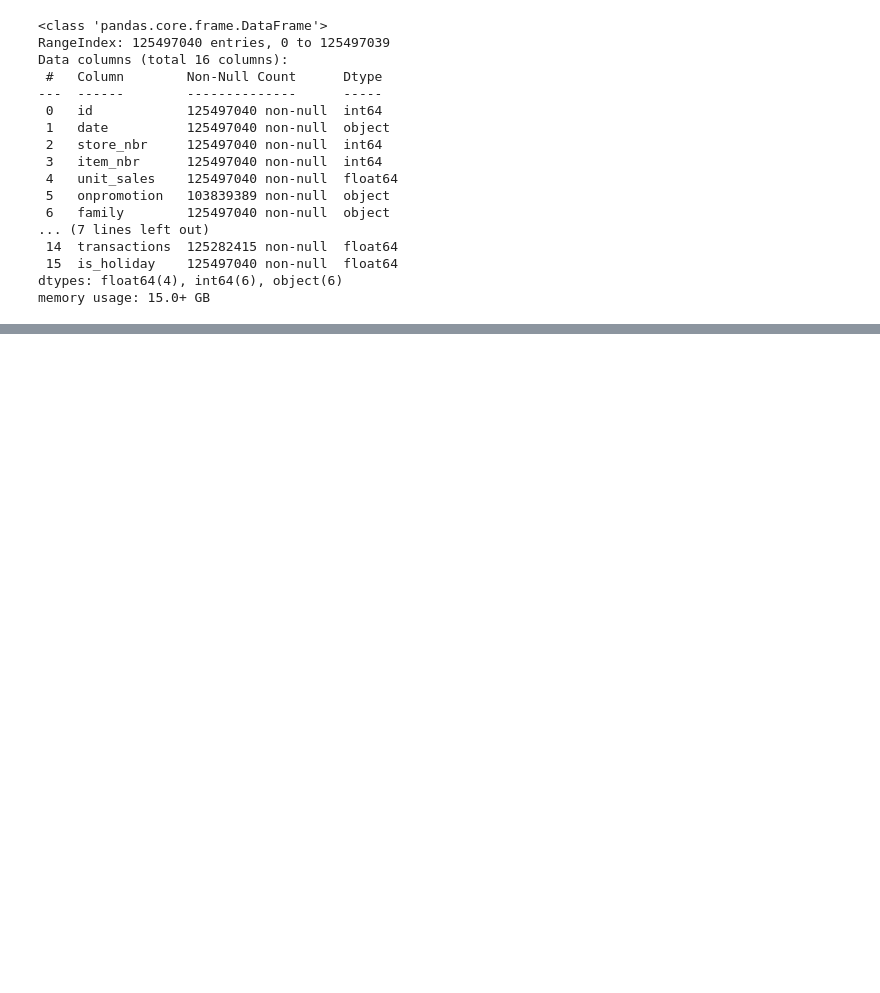
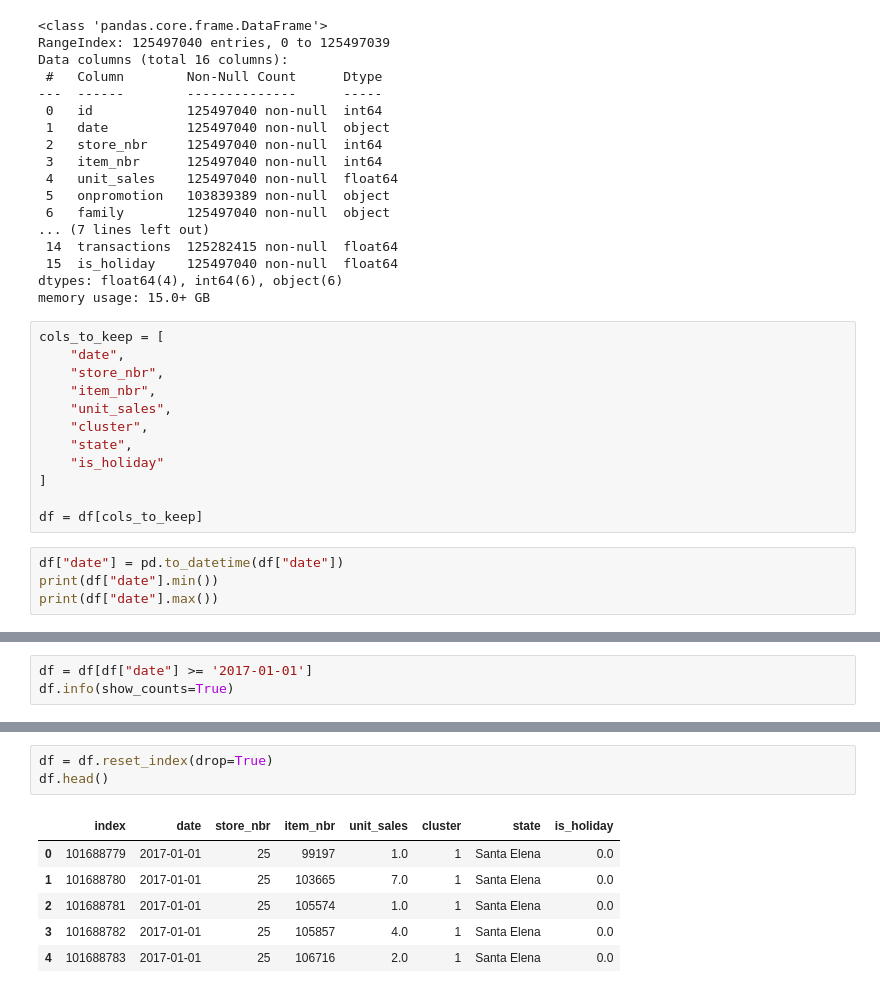
Before and after one commit to arjun-s-15/ERP-Project, a Jupyter notebook: ML-service/datasets.ipynb, the cells around one changed output, grey strips where cells are left out. Saved outputs shown, nothing was run; the diff lists cells and outputs as text; blank space fills up the shorter version.

```diff
--- a/ML-service/datasets.ipynb
+++ b/ML-service/datasets.ipynb
@@ -229,3 +223,19 @@ Data columns (total 16 columns):
  15  is_holiday    125497040 non-null  float64
 dtypes: float64(4), int64(6), object(6)
 memory usage: 15.0+ GB
+# %%
+cols_to_keep = [
+    "date",
+    "store_nbr",
+    "item_nbr",
+    "unit_sales",
+    "cluster",
+    "state",
+    "is_holiday"
+]
+
+df = df[cols_to_keep]
+# %%
+df["date"] = pd.to_datetime(df["date"])
+print(df["date"].min())
+print(df["date"].max())
@@ -231,0 +245,3 @@ memory usage: 15.0+ GB
+# %%
+df = df[df["date"] >= '2017-01-01']
+df.info(show_counts=True)
@@ -231,0 +272,10 @@ memory usage: 15.0+ GB
+# %%
+df = df.reset_index(drop=True)
+df.head()
+# %% [output]
+|  | index | date | store_nbr | item_nbr | unit_sales | cluster | state | is_holiday |
+| 0 | 101688779 | 2017-01-01 | 25 | 99197 | 1.0 | 1 | Santa Elena | 0.0 |
+| 1 | 101688780 | 2017-01-01 | 25 | 103665 | 7.0 | 1 | Santa Elena | 0.0 |
+| 2 | 101688781 | 2017-01-01 | 25 | 105574 | 1.0 | 1 | Santa Elena | 0.0 |
+| 3 | 101688782 | 2017-01-01 | 25 | 105857 | 4.0 | 1 | Santa Elena | 0.0 |
+| 4 | 101688783 | 2017-01-01 | 25 | 106716 | 2.0 | 1 | Santa Elena | 0.0 |
```
Also changed, not shown: parts of 15 cells of this notebook, 3 other files.
